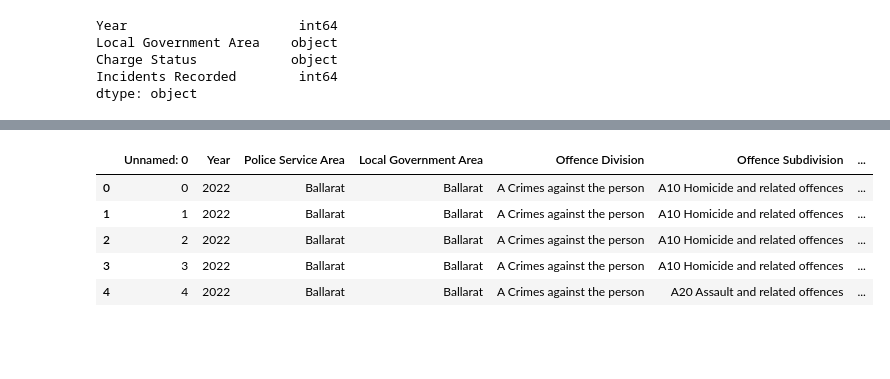
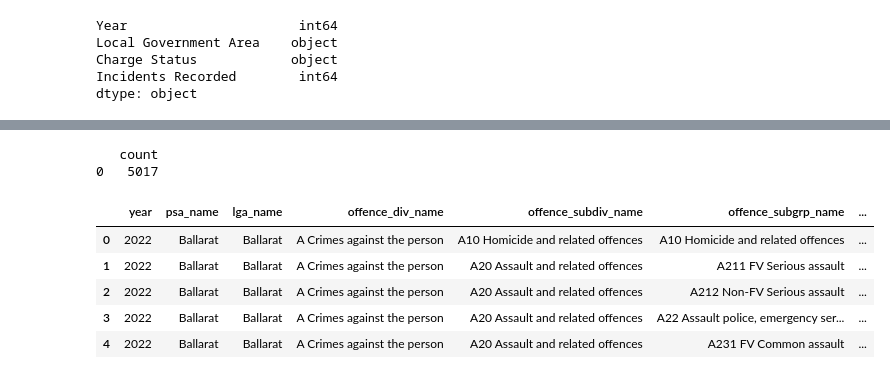
Before and after one commit to pt3Project/Project3, a Jupyter notebook: crime_data.ipynb, the cells around one changed output, grey strips where cells are left out. Saved outputs shown, nothing was run; the diff lists cells and outputs as text; code cells hidden in the pictures; blank space fills up the shorter version.

```diff
--- a/crime_data.ipynb
+++ b/crime_data.ipynb
@@ -270,10 +286,13 @@ police_division_df.to_sql(name='DIVISION', con=engine, if_exists='append', index
 # %%
-pd.read_sql_query('select * from "DIVISION"', con=engine).head()
+print(pd.read_sql_query('select count(*) from lga_offence', con=engine))
+pd.read_sql_query('select * from lga_offence', con=engine).head()
 # %% [output]
+   count
+0   5017
-|  | Unnamed: 0 | Year | Police Service Area | Local Government Area | Offence Division | Offence Subdivision | ... |
-| 0 | 0 | 2022 | Ballarat | Ballarat | A Crimes against the person | A10 Homicide and related offences | ... |
-| 1 | 1 | 2022 | Ballarat | Ballarat | A Crimes against the person | A10 Homicide and related offences | ... |
-| 2 | 2 | 2022 | Ballarat | Ballarat | A Crimes against the person | A10 Homicide and related offences | ... |
-| 3 | 3 | 2022 | Ballarat | Ballarat | A Crimes against the person | A10 Homicide and related offences | ... |
-| 4 | 4 | 2022 | Ballarat | Ballarat | A Crimes against the person | A20 Assault and related offences | ... |
+|  | year | psa_name | lga_name | offence_div_name | offence_subdiv_name | offence_subgrp_name | ... |
+| 0 | 2022 | Ballarat | Ballarat | A Crimes against the person | A10 Homicide and related offences | A10 Homicide and related offences | ... |
+| 1 | 2022 | Ballarat | Ballarat | A Crimes against the person | A20 Assault and related offences | A211 FV Serious assault | ... |
+| 2 | 2022 | Ballarat | Ballarat | A Crimes against the person | A20 Assault and related offences | A212 Non-FV Serious assault | ... |
+| 3 | 2022 | Ballarat | Ballarat | A Crimes against the person | A20 Assault and related offences | A22 Assault police, emergency ser... | ... |
+| 4 | 2022 | Ballarat | Ballarat | A Crimes against the person | A20 Assault and related offences | A231 FV Common assault | ... |
 # %%
```
Also changed, not shown: parts of 46 cells of this notebook.
